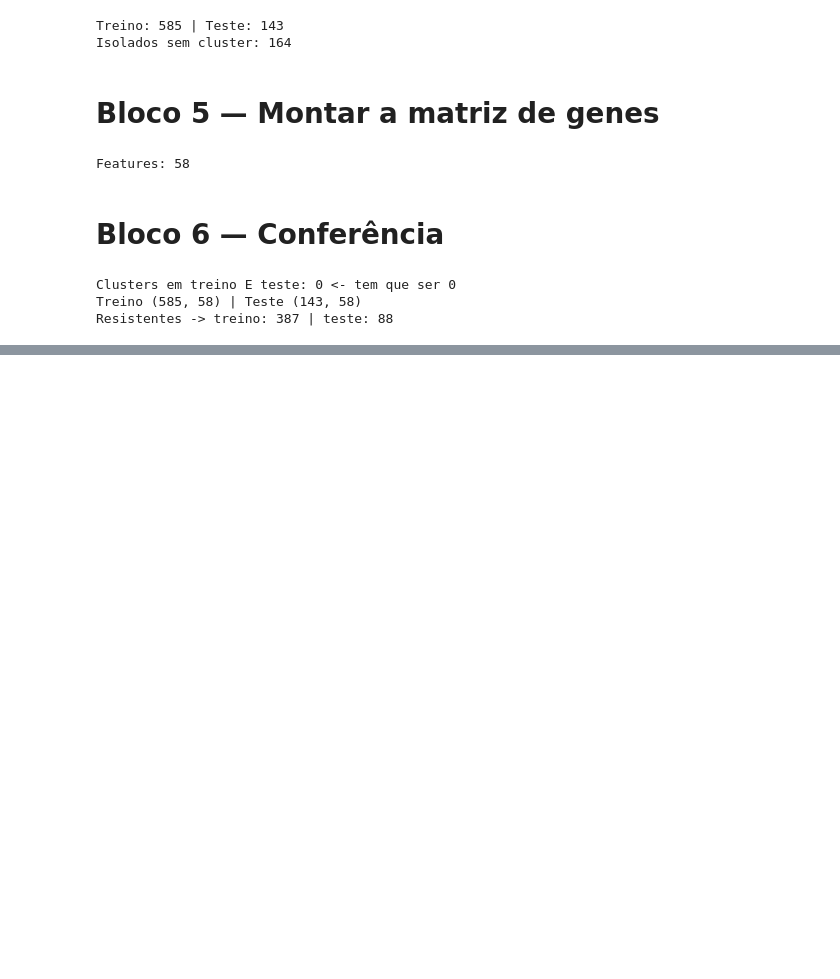
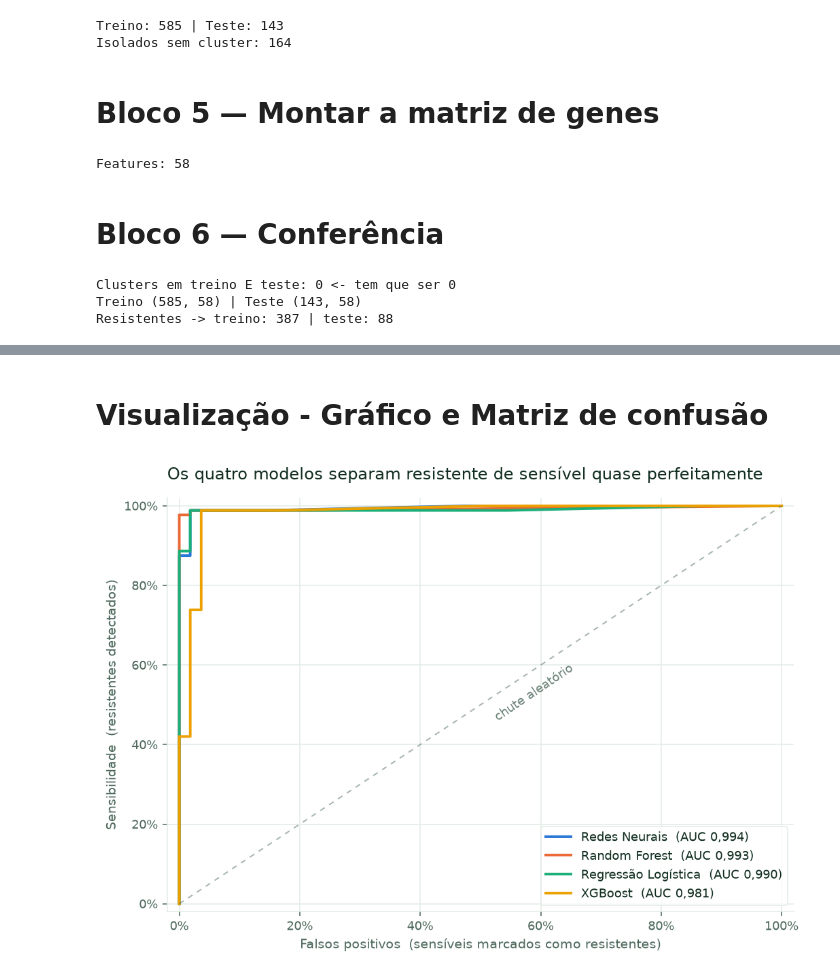
Before and after one commit to nimsayrosie/Bionalya-Plataform, a Jupyter notebook: dados_algoritmos.ipynb, the cells around one changed output, grey strips where cells are left out. Drawn from its saved outputs; the diff is of its cells as text; code cells hidden in the pictures; blank space fills up the shorter version.

```diff
--- a/dados_algoritmos.ipynb
+++ b/dados_algoritmos.ipynb
@@ -40,20 +66,13 @@ No site (leva uns 2 minutos):
 
 A célula abaixo abre uma janelinha para você escolher o arquivo que baixou.
 # %%
-envbiar = files.upload()
-nome_arquivo = list(envbiar.keys())[0]
-
-# Descobre sozinho se o arquivo é separado por TAB (TSV) ou por vírgula (CSV)
-with open(nome_arquivo, encoding="utf-8", errors="ignore") as f:
+caminho = "dados/neisseria-gonorrheae.csv"
+with open(caminho, encoding="utf-8", errors="ignore") as f:
     primeira_linha = f.readline()
 separador = "\t" if primeira_linha.count("\t") > primeira_linha.count(",") else ","
 
-df = pd.read_csv(nome_arquivo, sep=separador, low_memory=False)
+df = pd.read_csv(caminho, sep=separador, low_memory=False)
 
-print("Arquivo:", nome_arquivo)
-print("Separador:", "TAB (TSV)" if separador == "\t" else "vírgula (CSV)")
-print()
 print(f"Linhas (isolados): {len(df):,}")
 print(f"Colunas: {len(df.columns)}")
-print(f"Colunas: {len(df.columns)}")
 # %% [output]
@@ -287,0 +355,39 @@ Resistentes -> treino: 387 | teste: 88
+# %% [markdown]
+# Visualização - Gráfico e Matriz de confusão
+# %%
+from sklearn.metrics import roc_curve
+from matplotlib.ticker import FuncFormatter
+
+# tokens visuais (paleta de séries validada para daltonismo)
+INK, INK2, GRID, SURF = "#112E20", "#4E695C", "#E3EDE7", "#FFFFFF"
+SERIES = ["#2a78d6", "#eb6834", "#1baf7a", "#eda100"]
+
+fig, ax = plt.subplots(figsize=(7.6, 5.4), dpi=140, facecolor=SURF)
+ax.set_facecolor(SURF)
+
+for cor, nome in zip(SERIES, comparacao.index):          # comparacao já vem ordenada por AUC
+    proba = treinados[nome].predict_proba(X_test)[:, 1]
+    fpr, tpr, _ = roc_curve(y_test, proba)
+    rotulo = f"{nome}  (AUC {comparacao.loc[nome, 'AUC']:.3f})".replace(".", ",")
+    ax.plot(fpr, tpr, color=cor, linewidth=2, label=rotulo)
+
+ax.plot([0, 1], [0, 1], color=INK2, linewidth=1, linestyle=(0, (4, 4)), alpha=.5)
+ax.text(.52, .46, "chute aleatório", color=INK2, fontsize=9, rotation=34, alpha=.8)
+
+ax.set_xlim(-.02, 1.02); ax.set_ylim(-.02, 1.02)
+ax.set_xlabel("Falsos positivos  (sensíveis marcados como resistentes)", fontsize=10, color=INK2)
+ax.set_ylabel("Sensibilidade  (resistentes detectados)", fontsize=10, color=INK2)
+ax.set_title("Os quatro modelos separam resistente de sensível quase perfeitamente",
+             fontsize=12.5, color=INK, pad=14, loc="left")
+for s in ("top", "right"): ax.spines[s].set_visible(False)
+for s in ("left", "bottom"): ax.spines[s].set_color(GRID)
+ax.tick_params(colors=INK2, labelsize=9)
+ax.grid(color=GRID, linewidth=.8); ax.set_axisbelow(True)
+pct = FuncFormatter(lambda v, p: f"{v:.0%}")
+ax.xaxis.set_major_formatter(pct); ax.yaxis.set_major_formatter(pct)
+leg = ax.legend(loc="lower right", frameon=True, fontsize=9.5, facecolor=SURF, edgecolor=GRID)
+for t in leg.get_texts(): t.set_color(INK)
+
+plt.tight_layout(); plt.show()
+# %% [output]
+[figure, added]
```
Also changed, not shown: parts of 13 cells of this notebook, 1 other file.
